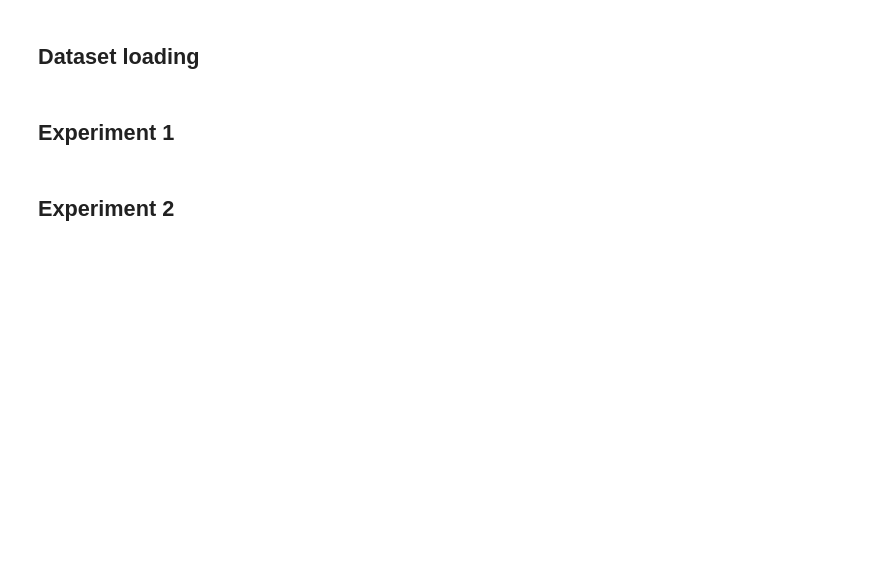
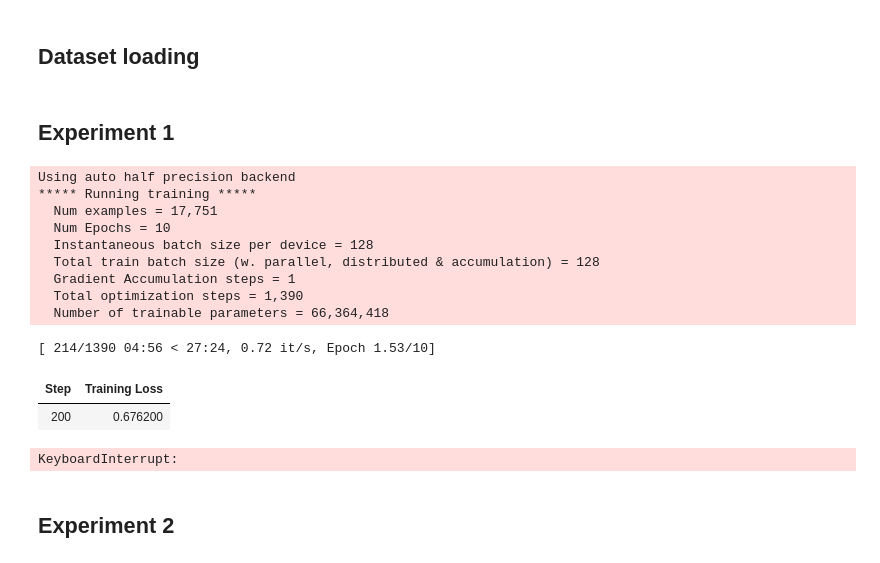
Before and after one commit to ahmedlabib02/Nlp-project, a Jupyter notebook: NLP_Milestone3.ipynb, the cells around one changed output. Cells and saved outputs as stored; diff of their text form; code cells hidden in the pictures; blank space fills up the shorter version.

```diff
--- a/NLP_Milestone3.ipynb
+++ b/NLP_Milestone3.ipynb
@@ -178,11 +187,25 @@ args = TrainingArguments(
 # %%
 trainer_full = Trainer(
   model=model_distilbert,
   args=args,
   train_dataset=tokenized["train"],
   eval_dataset =tokenized["validation"],
   processing_class=tokenizer,
-  compute_metrics=compute_metrics
+  compute_metrics= print_metrics
 )
 trainer_full.train()
+# %% [output]
+Using auto half precision backend
+***** Running training *****
+  Num examples = 17,751
+  Num Epochs = 10
+  Instantaneous batch size per device = 128
+  Total train batch size (w. parallel, distributed & accumulation) = 128
+  Gradient Accumulation steps = 1
+  Total optimization steps = 1,390
+  Number of trainable parameters = 66,364,418
+[ 214/1390 04:56 < 27:24, 0.72 it/s, Epoch 1.53/10]
+| Step | Training Loss |
+| 200 | 0.676200 |
+KeyboardInterrupt:
 # %%
```
Also changed, not shown: parts of 14 cells of this notebook.
